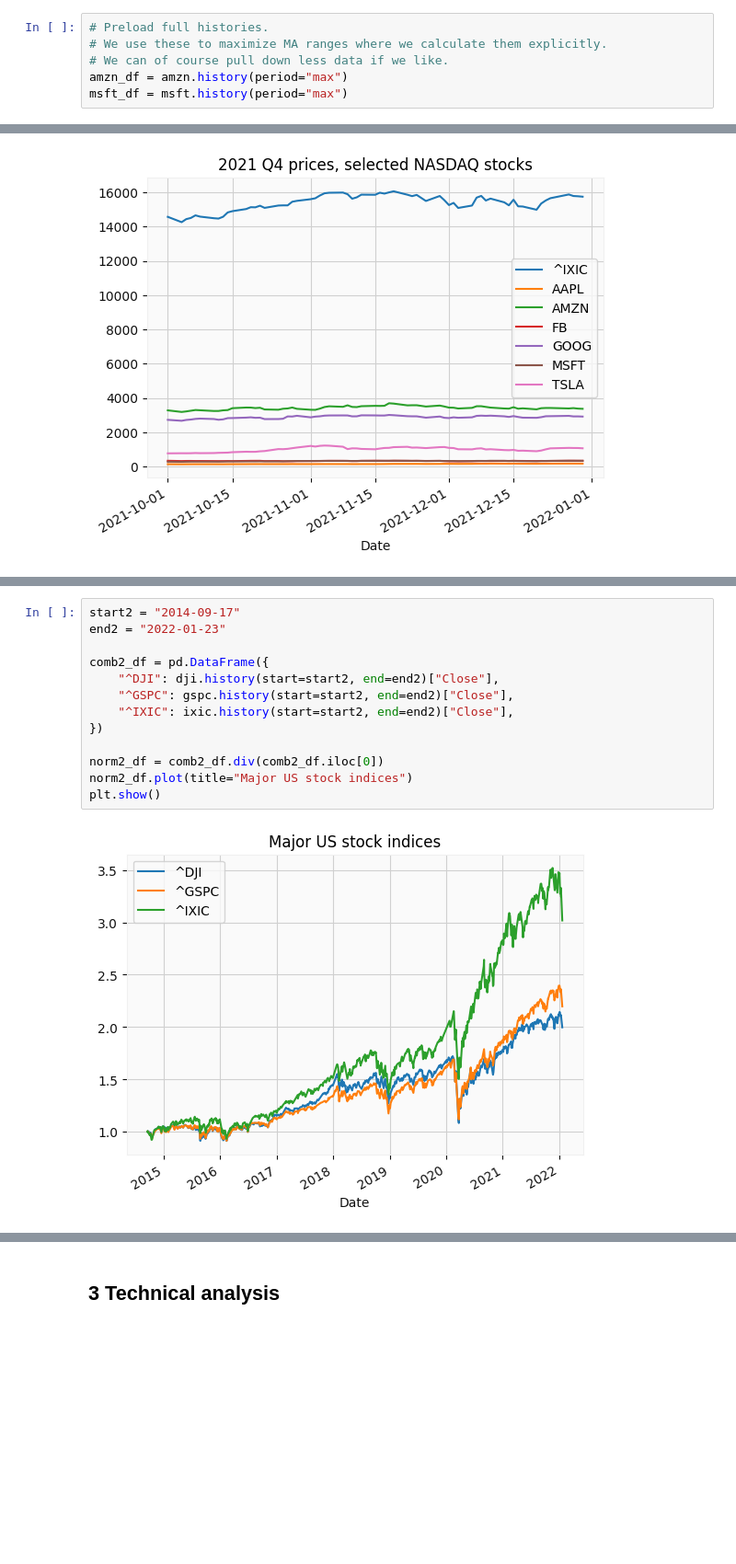
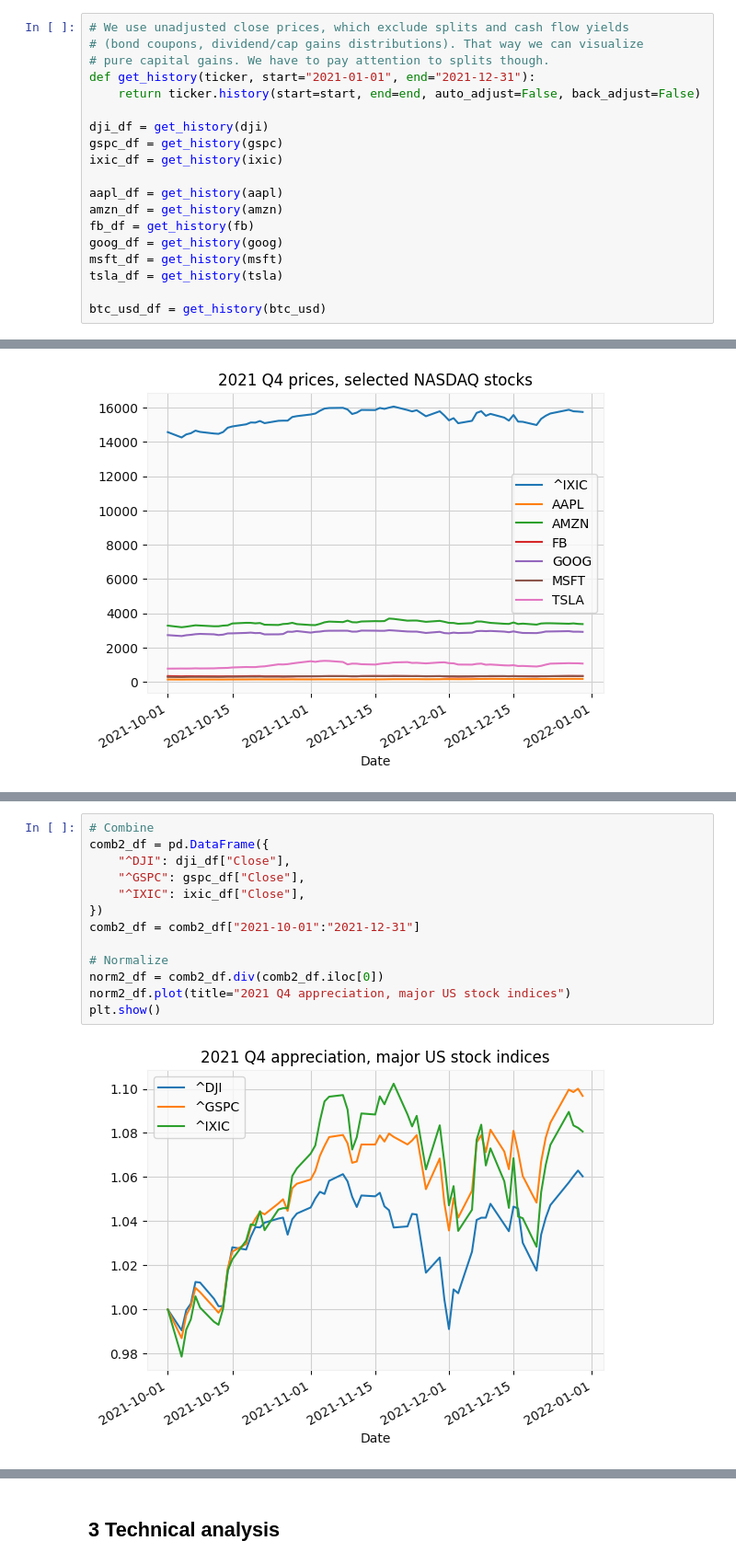
Before and after one commit to williewheeler/finance-demos, a Jupyter notebook: ch01-prices.ipynb, the cells around one changed output, grey strips where cells are left out. Shown at 92% size. Drawn from its saved outputs; the diff is of its cells as text; blank space fills up the shorter version.

```diff
--- a/ch01-prices.ipynb
+++ b/ch01-prices.ipynb
@@ -53,10 +59,23 @@ tsla = yf.Ticker("TSLA", session=session)        # Tesla
 # Cryptocurrency
 btc_usd = yf.Ticker("BTC-USD", session=session)  # Bitcoin/USD
 # %%
-# Preload full histories.
-# We use these to maximize MA ranges where we calculate them explicitly.
-# We can of course pull down less data if we like.
-amzn_df = amzn.history(period="max")
-msft_df = msft.history(period="max")
+# We use unadjusted close prices, which exclude splits and cash flow yields
+# (bond coupons, dividend/cap gains distributions). That way we can visualize
+# pure capital gains. We have to pay attention to splits though.
+def get_history(ticker, start="2021-01-01", end="2021-12-31"):
+    return ticker.history(start=start, end=end, auto_adjust=False, back_adjust=False)
+
+dji_df = get_history(dji)
+gspc_df = get_history(gspc)
+ixic_df = get_history(ixic)
+
+aapl_df = get_history(aapl)
+amzn_df = get_history(amzn)
+fb_df = get_history(fb)
+goog_df = get_history(goog)
+msft_df = get_history(msft)
+tsla_df = get_history(tsla)
+
+btc_usd_df = get_history(btc_usd)
 # %% [markdown]
 ## 2 Plot data (mplfinance)
@@ -141,18 +147,18 @@ plt.show()
 # %%
-start2 = "2014-09-17"
-end2 = "2022-01-23"
+# Combine
+comb2_df = pd.DataFrame({
+    "^DJI": dji_df["Close"],
+    "^GSPC": gspc_df["Close"],
+    "^IXIC": ixic_df["Close"],
+})
+comb2_df = comb2_df["2021-10-01":"2021-12-31"]
 
-comb2_df = pd.DataFrame({
-    "^DJI": dji.history(start=start2, end=end2)["Close"],
-    "^GSPC": gspc.history(start=start2, end=end2)["Close"],
-    "^IXIC": ixic.history(start=start2, end=end2)["Close"],
-})
-
+# Normalize
 norm2_df = comb2_df.div(comb2_df.iloc[0])
-norm2_df.plot(title="Major US stock indices")
+norm2_df.plot(title="2021 Q4 appreciation, major US stock indices")
 plt.show()
 # %% [output]
-[figure, old version]
+[figure, new version]
 # %%
 start3 = "2014-09-17"
 end3 = "2022-01-23"
```
Also changed, not shown: parts of 32 cells of this notebook, 19 other files.
